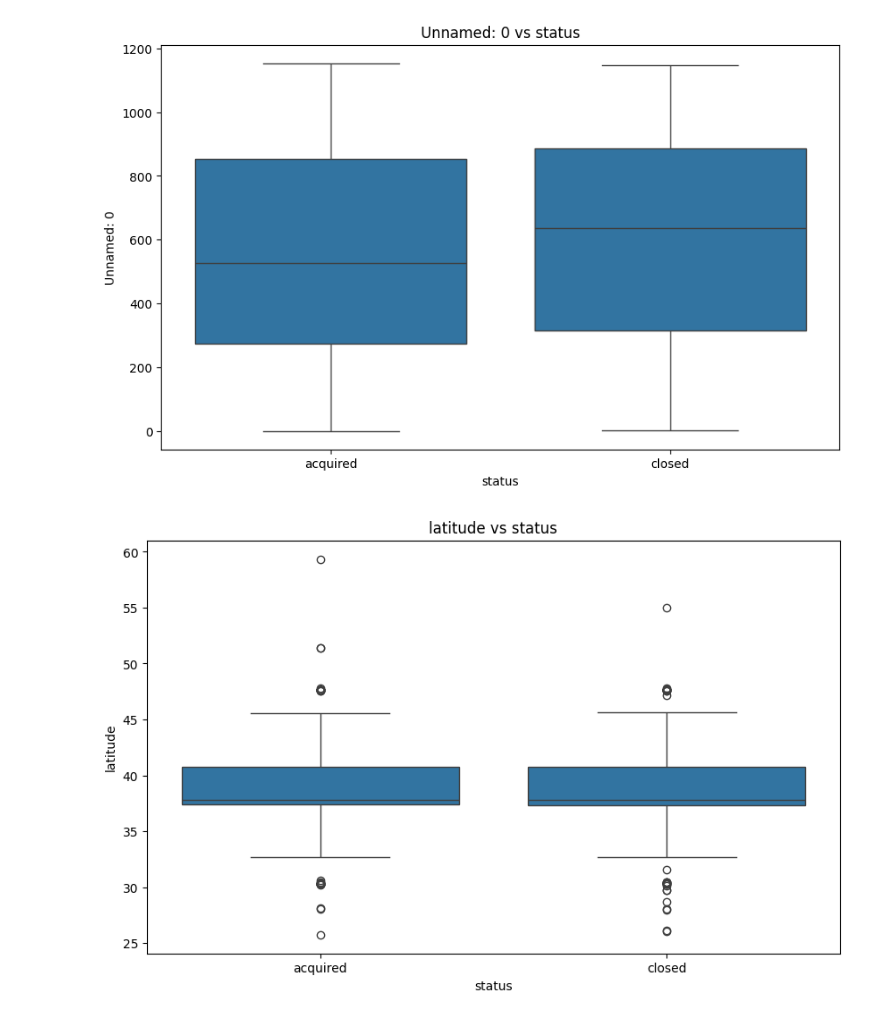
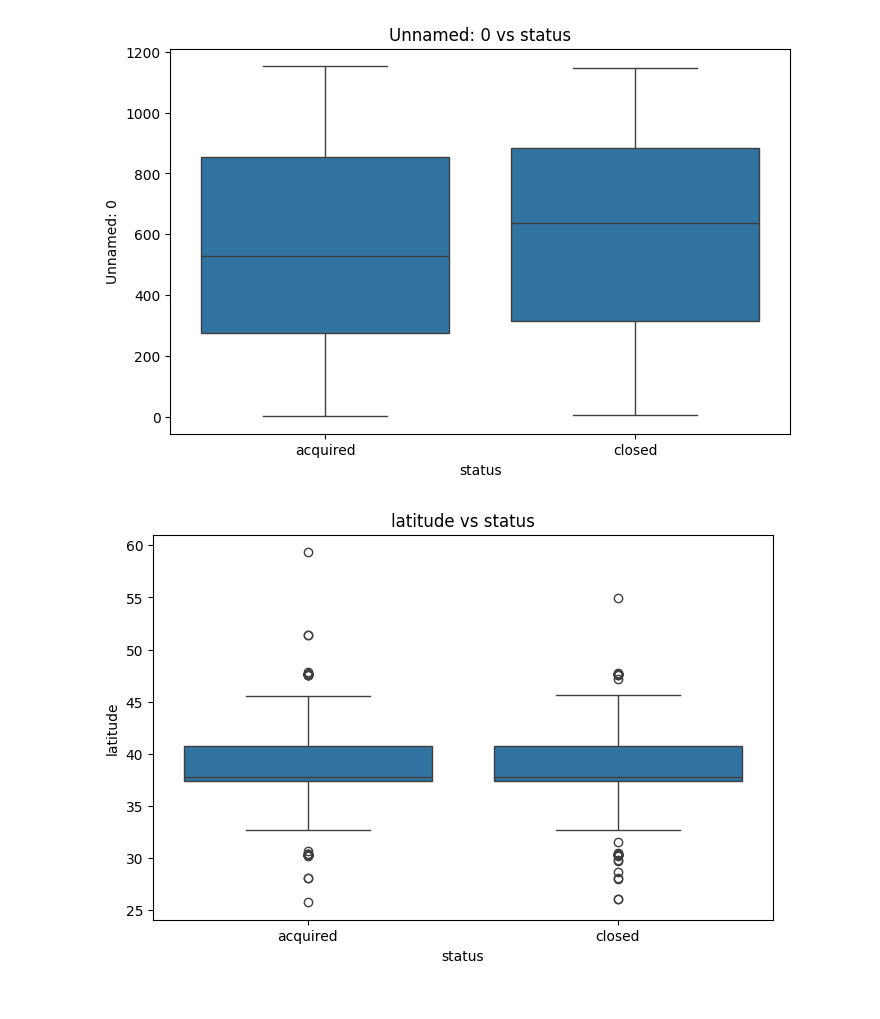
Before and after one commit to AlexLopez-ia/startups-ml, a Jupyter notebook: notebooks/01_eda.ipynb, the cells around one changed output. Saved outputs shown, nothing was run; the diff lists cells and outputs as text; code cells hidden in the pictures.

```diff
--- a/notebooks/01_eda.ipynb
+++ b/notebooks/01_eda.ipynb
@@ -32,0 +5,17 @@ Primeras 5 filas del dataset:
+# %%
+from pathlib import Path
+from IPython.display import display
+import pandas as pd
+import numpy as np
+import matplotlib.pyplot as plt
+import seaborn as sns
+
+# import de constantes (asegúrate de pip install -e . en tu venv)
+from src.config import RAW_DATA_FILE, FIGURES_DIR, TARGET_COLUMN
+
+# preparar folder de figuras
+fig_dir = FIGURES_DIR / 'eda'
+fig_dir.mkdir(parents=True, exist_ok=True)
+
+# Cargar datos
+df = pd.read_csv(RAW_DATA_FILE)
@@ -81,12 +85,10 @@ Name: count, dtype: int64
 # %%
-#Análisis de variables numéricas
-numeric_columns = df.select_dtypes(include=[np.number]).columns
-plt.figure(figsize=(15, 10))
-for i, column in enumerate(numeric_columns[:9], 1):
-    plt.subplot(3, 3, i)
-    sns.histplot(df[column], kde=True)
-    plt.title(f'Distribución de {column}')
-plt.tight_layout()
-plt.savefig('../reports/figures/eda/numeric_distributions.png')
+num_cols = df.select_dtypes('number').columns
+fig, axes = plt.subplots(3,3, figsize=(15,10))
+for ax, col in zip(axes.flatten(), num_cols[:9]):
+    sns.histplot(df[col], kde=True, ax=ax)
+    ax.set_title(col)
+fig.tight_layout()
+fig.savefig(fig_dir/'numeric_distributions.png')
 plt.show()
 # %% [output]
@@ -118,11 +121,10 @@ if 'category_code' in df.columns:
 # %%
-# 8. Análisis bivariado con la variable objetivo
-for column in numeric_columns[:5]:
-    plt.figure(figsize=(10, 6))
-    sns.boxplot(x=TARGET_COLUMN, y=column, data=df)
-    plt.title(f'{column} vs {TARGET_COLUMN}')
-    plt.savefig(f'../reports/figures/eda/{column}_vs_target.png')
+for col in num_cols[:5]:
+    plt.figure(figsize=(8,5))
+    sns.boxplot(x=TARGET_COLUMN, y=col, data=df)
+    plt.title(f'{col} vs {TARGET_COLUMN}')
+    plt.savefig(fig_dir/f'{col}_vs_target.png')
     plt.show()
 # %% [output]
-[figure, old version]
+[figure, new version]
-[figure, old version]
+[figure, new version]
```
Also changed, not shown: parts of 10 cells of this notebook, 9 other files.
